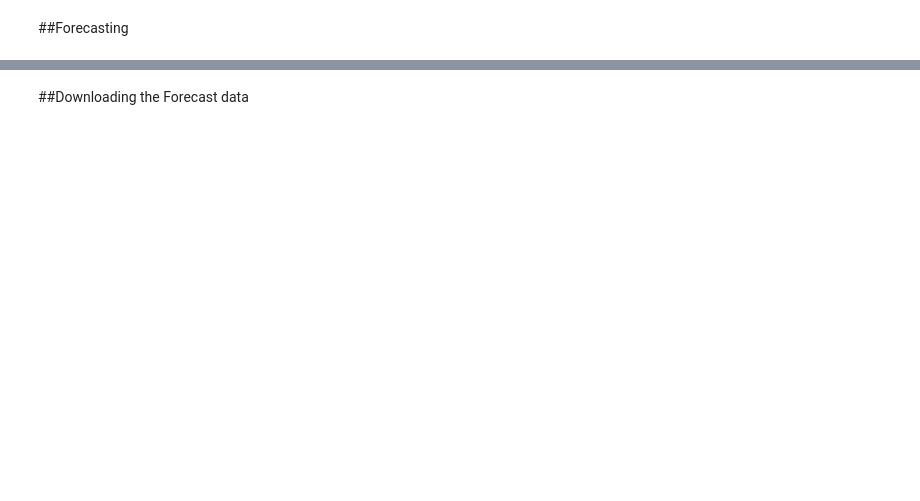
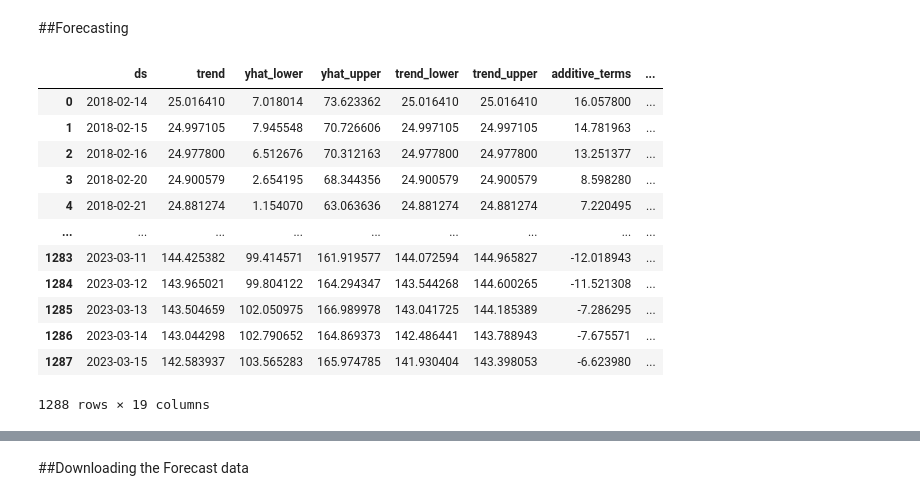
Before and after one commit to alexandrialim/stock-forecaster, a Jupyter notebook: Learner_Notebook_prophet.ipynb, the cells around one changed output, grey strips where cells are left out. Cells and saved outputs as stored; diff of their text form; code cells hidden in the pictures; blank space fills up the shorter version.

```diff
--- a/Learner_Notebook_prophet.ipynb
+++ b/Learner_Notebook_prophet.ipynb
@@ -107,0 +179,16 @@ px.box(df, y="Close")
+# %%
+forecast
+# %% [output]
+|  | ds | trend | yhat_lower | yhat_upper | trend_lower | trend_upper | additive_terms | ... |
+| 0 | 2018-02-14 | 25.016410 | 7.018014 | 73.623362 | 25.016410 | 25.016410 | 16.057800 | ... |
+| 1 | 2018-02-15 | 24.997105 | 7.945548 | 70.726606 | 24.997105 | 24.997105 | 14.781963 | ... |
+| 2 | 2018-02-16 | 24.977800 | 6.512676 | 70.312163 | 24.977800 | 24.977800 | 13.251377 | ... |
+| 3 | 2018-02-20 | 24.900579 | 2.654195 | 68.344356 | 24.900579 | 24.900579 | 8.598280 | ... |
+| 4 | 2018-02-21 | 24.881274 | 1.154070 | 63.063636 | 24.881274 | 24.881274 | 7.220495 | ... |
+| ... | ... | ... | ... | ... | ... | ... | ... | ... |
+| 1283 | 2023-03-11 | 144.425382 | 99.414571 | 161.919577 | 144.072594 | 144.965827 | -12.018943 | ... |
+| 1284 | 2023-03-12 | 143.965021 | 99.804122 | 164.294347 | 143.544268 | 144.600265 | -11.521308 | ... |
+| 1285 | 2023-03-13 | 143.504659 | 102.050975 | 166.989978 | 143.041725 | 144.185389 | -7.286295 | ... |
+| 1286 | 2023-03-14 | 143.044298 | 102.790652 | 164.869373 | 142.486441 | 143.788943 | -7.675571 | ... |
+| 1287 | 2023-03-15 | 142.583937 | 103.565283 | 165.974785 | 141.930404 | 143.398053 | -6.623980 | ... |
+1288 rows × 19 columns
```
Also changed, not shown: parts of 11 cells of this notebook.
